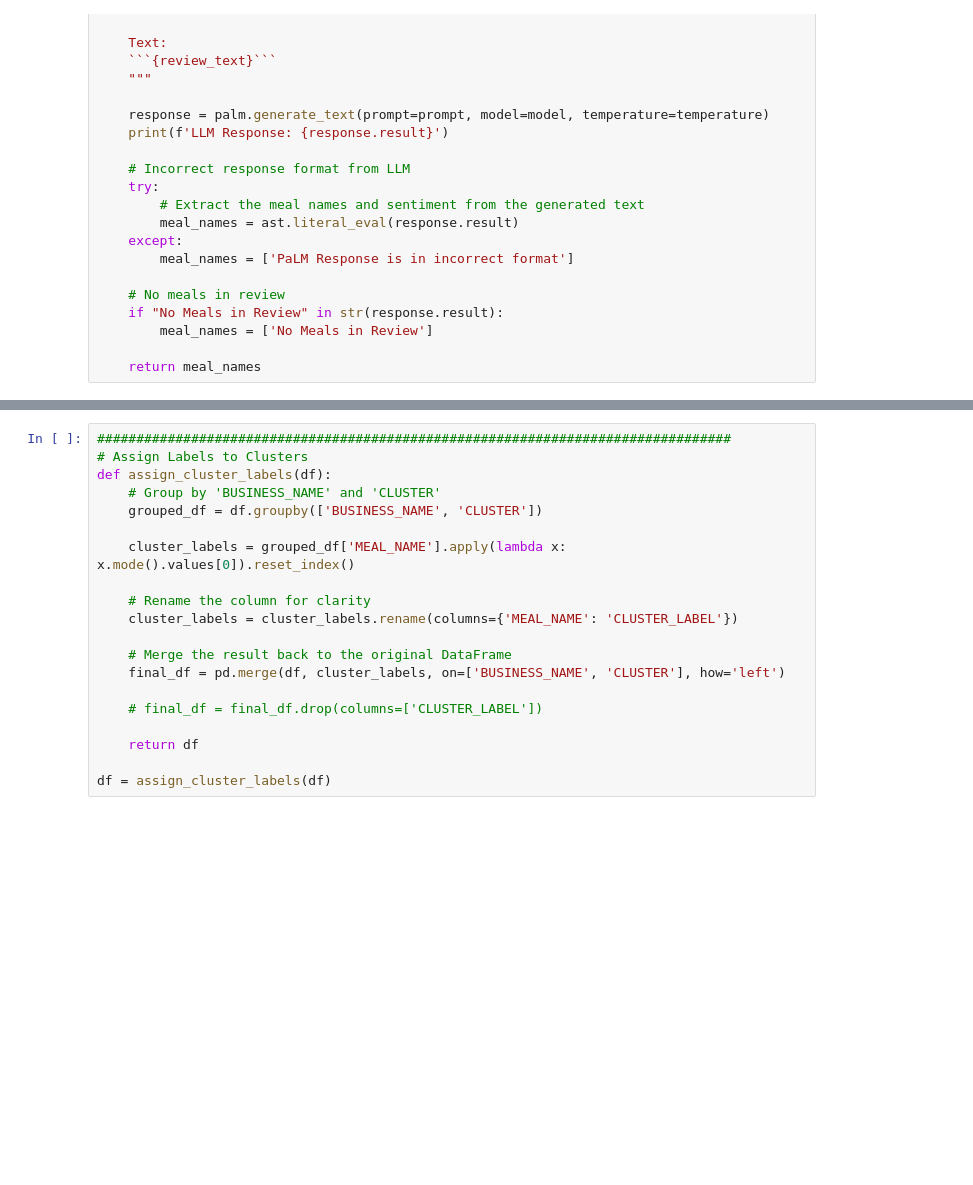
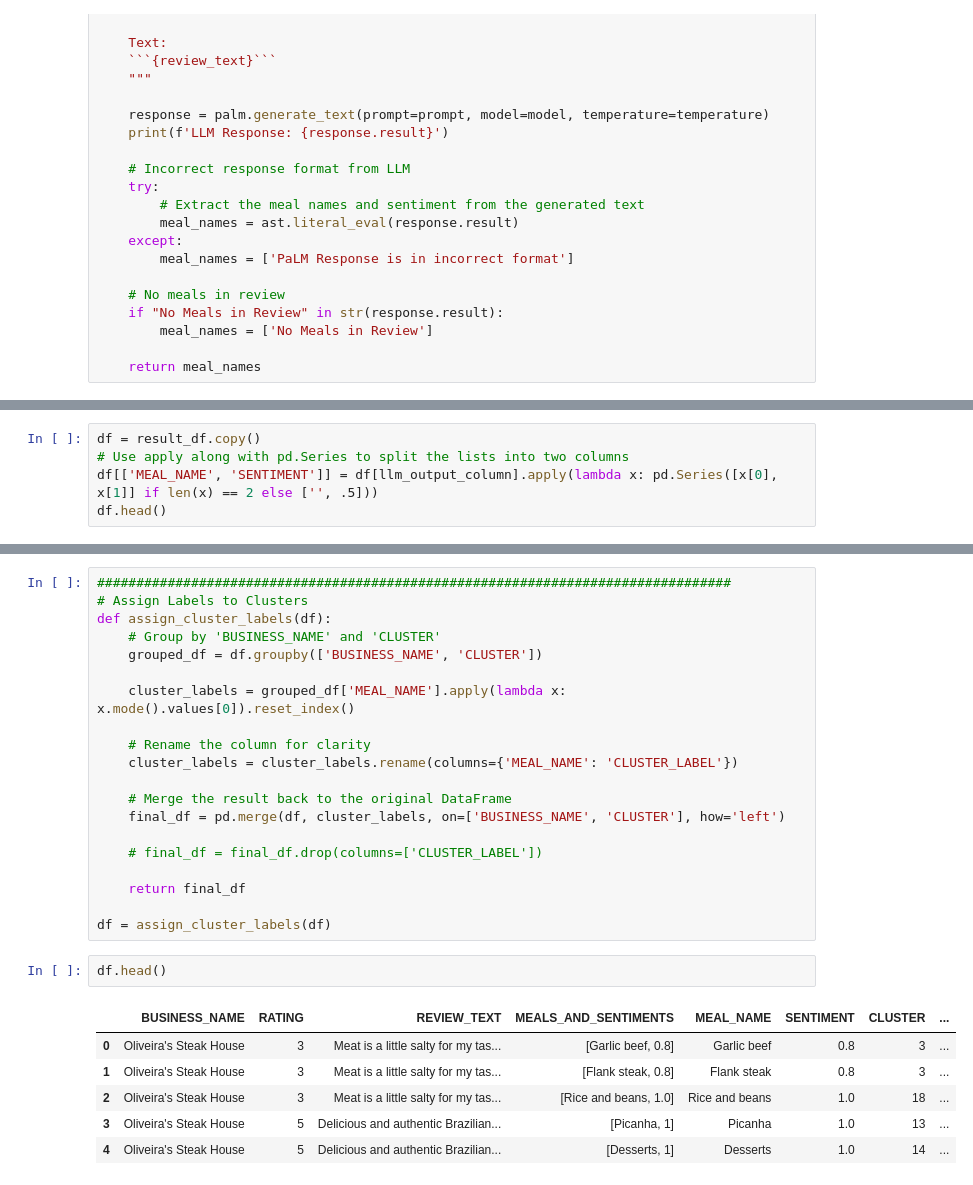
Before and after one commit to harshshah2599/BiteBuddy, a Jupyter notebook: LLM/LLM_Processing.ipynb, the cells around one changed output, grey strips where cells are left out. Cells and saved outputs as stored; diff of their text form; blank space fills up the shorter version.

```diff
--- a/LLM/LLM_Processing.ipynb
+++ b/LLM/LLM_Processing.ipynb
@@ -185,0 +188,5 @@ result_df
+# %%
+df = result_df.copy()
+# Use apply along with pd.Series to split the lists into two columns
+df[['MEAL_NAME', 'SENTIMENT']] = df[llm_output_column].apply(lambda x: pd.Series([x[0], x[1]] if len(x) == 2 else ['', .5]))
+df.head()
@@ -228,6 +308,15 @@ def assign_cluster_labels(df):
 
     # final_df = final_df.drop(columns=['CLUSTER_LABEL'])
 
-    return df
+    return final_df
 
 df = assign_cluster_labels(df)
+# %%
+df.head()
+# %% [output]
+|  | BUSINESS_NAME | RATING | REVIEW_TEXT | MEALS_AND_SENTIMENTS | MEAL_NAME | SENTIMENT | CLUSTER | ... |
+| 0 | Oliveira's Steak House | 3 | Meat is a little salty for my tas... | [Garlic beef, 0.8] | Garlic beef | 0.8 | 3 | ... |
+| 1 | Oliveira's Steak House | 3 | Meat is a little salty for my tas... | [Flank steak, 0.8] | Flank steak | 0.8 | 3 | ... |
+| 2 | Oliveira's Steak House | 3 | Meat is a little salty for my tas... | [Rice and beans, 1.0] | Rice and beans | 1.0 | 18 | ... |
+| 3 | Oliveira's Steak House | 5 | Delicious and authentic Brazilian... | [Picanha, 1] | Picanha | 1.0 | 13 | ... |
+| 4 | Oliveira's Steak House | 5 | Delicious and authentic Brazilian... | [Desserts, 1] | Desserts | 1.0 | 14 | ... |
```
Also changed, not shown: parts of 13 cells of this notebook, 5 other files.
